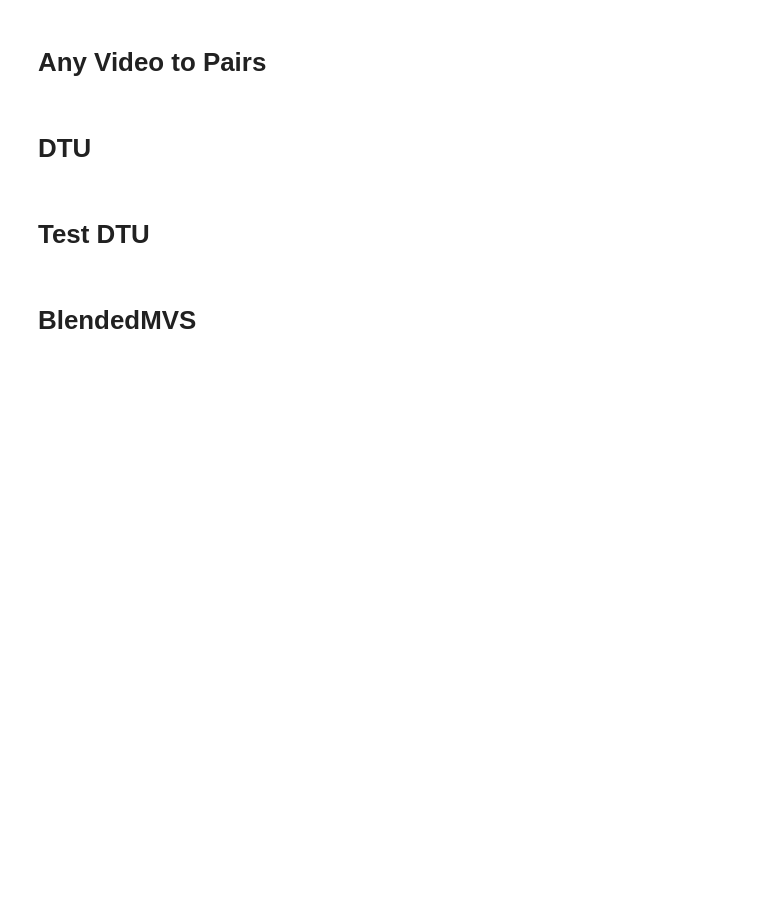
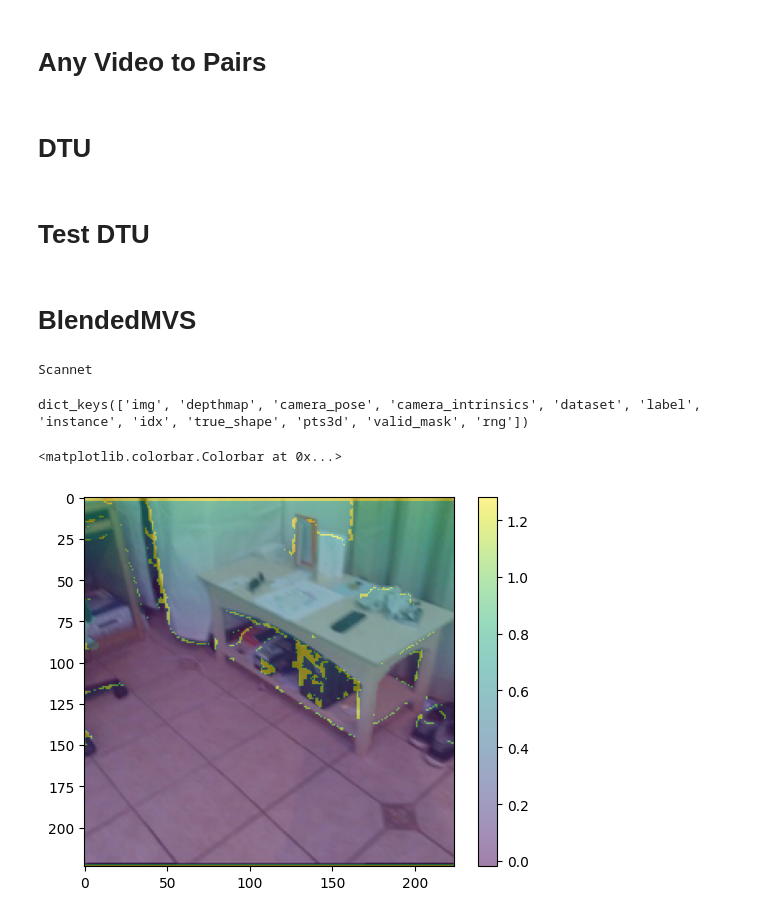
Before and after one commit to simoneangarano/kdust3r, a Jupyter notebook: Test.ipynb, the cells around one changed output. Drawn from its saved outputs; the diff is of its cells as text; code cells hidden in the pictures; blank space fills up the shorter version.

```diff
--- a/Test.ipynb
+++ b/Test.ipynb
@@ -1979,7 +1979,7 @@ args = get_args_parser()
 args = args.parse_args('')
 
 H, W = 224, 224
-TEST_DATA = f"BlendedMVS(split='train', ROOT='/ssd1/sa58728/dust3r/data/blendedmvs_processed', resolution=224, seed=777, gauss_std={args.gauss_std})"
+TEST_DATA = f"Scannet(split='train', ROOT='/ssd1/sa58728/dust3r/data/scannet_processed', resolution=224, seed=777, gauss_std={args.gauss_std})"
 
 args = get_args_parser()
 args = args.parse_args('')
@@ -2002,12 +2002,6 @@ def tensor_to_plot(tensor, norm=None):
         return (tensor.cpu().permute(1,2,0).numpy() * 0.5) + 0.5
     return tensor.cpu().permute(1,2,0).numpy()
 
-# DATA
-# TEST_DATA =  f"Co3d(split='test', ROOT='/ssd1/sa58728/dust3r/data/co3d_subset_processed', resolution=224, seed=777, gauss_std={args.gauss_std})"
-# TEST_DATA += f"+ ScanNet(split='test', ROOT='/ssd1/wenyan/scannetpp_processed', resolution=224, seed=777, gauss_std={args.gauss_std})"
-# TEST_DATA += f"+ DL3DV(split='test', ROOT='/ssd1/sa58728/dust3r/data/DL3DV-10K', resolution=224, seed=777, gauss_std={args.gauss_std})"
-TEST_DATA = f"BlendedMVS(split='train', ROOT='/ssd1/sa58728/dust3r/data/blendedmvs_processed', resolution=224, seed=777, gauss_std={args.gauss_std})"
-
 data_loader_test = {dataset.split('(')[0]: build_dataset(dataset, args.batch_size, args.num_workers, test=True)
                     for dataset in TEST_DATA.split('+')}
 
@@ -2019,12 +2013,23 @@ for test_name, testset in data_loader_test.items():
         testset.sampler.set_epoch(0)
 
     for _, batch in enumerate(testset):
-        view1, view2 = batch
+        batch
         break
+# %% [output]
+Scannet
+# %%
+batch[0]
+# %% [output]
+dict_keys(['img', 'depthmap', 'camera_pose', 'camera_intrinsics', 'dataset', 'label', 'instance', 'idx', 'true_shape', 'pts3d', 'valid_mask', 'rng'])
 # %%
-img = tensor_to_plot(view1['img'][0], norm='dust3r')
-pts = tensor_to_plot(view1['pts3d'][0,...,-1].detach())
+img = tensor_to_plot(batch[2]['img'][0], norm='dust3r')
+pts = tensor_to_plot(batch[2]['pts3d'][0,...,-1].detach())
 # %%
 import matplotlib.pyplot as plt
 
 plt.imshow(img)
+plt.imshow(pts, alpha=0.5)
+plt.colorbar()
+# %% [output]
+<matplotlib.colorbar.Colorbar at 0x...>
+[figure, added]
```
Also changed, not shown: parts of 2 cells of this notebook, 11 other files.
